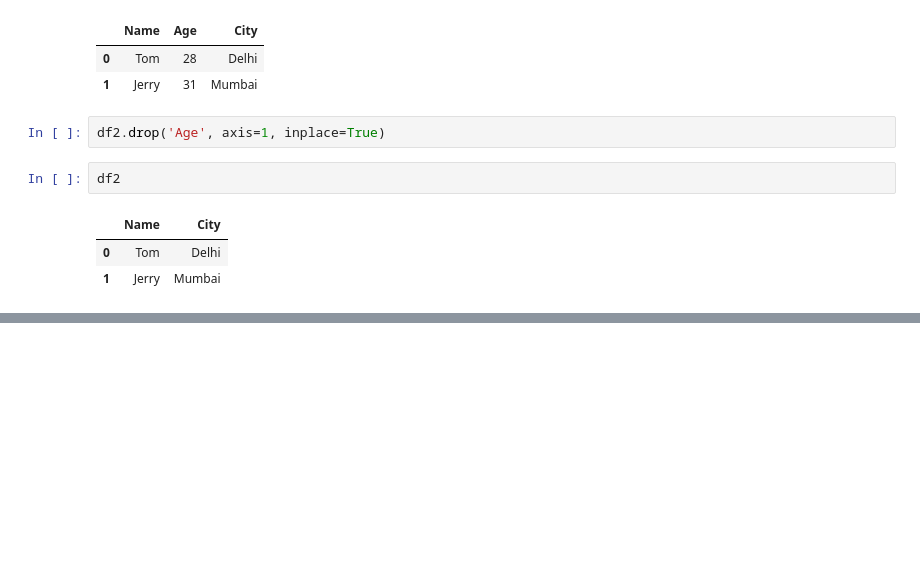
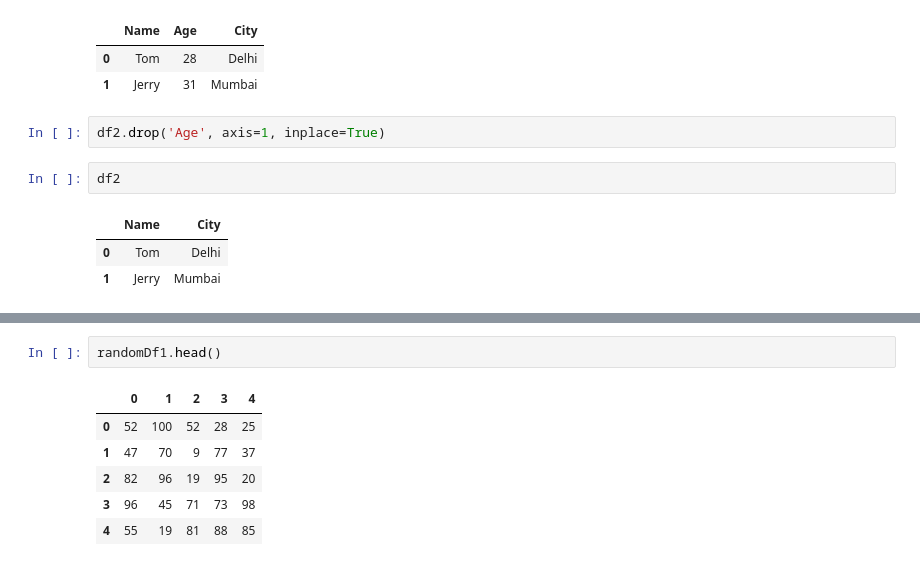
Before and after one commit to omrajsharma/lb-py-25-may-2025, a Jupyter notebook: pd.ipynb, the cells around one changed output, grey strips where cells are left out. Saved outputs shown, nothing was run; the diff lists cells and outputs as text; blank space fills up the shorter version.

```diff
--- a/pd.ipynb
+++ b/pd.ipynb
@@ -342,0 +357,9 @@ df2
+# %%
+randomDf1.head()
+# %% [output]
+|  | 0 | 1 | 2 | 3 | 4 |
+| 0 | 52 | 100 | 52 | 28 | 25 |
+| 1 | 47 | 70 | 9 | 77 | 37 |
+| 2 | 82 | 96 | 19 | 95 | 20 |
+| 3 | 96 | 45 | 71 | 73 | 98 |
+| 4 | 55 | 19 | 81 | 88 | 85 |
```
Also changed, not shown: parts of 47 cells of this notebook.
